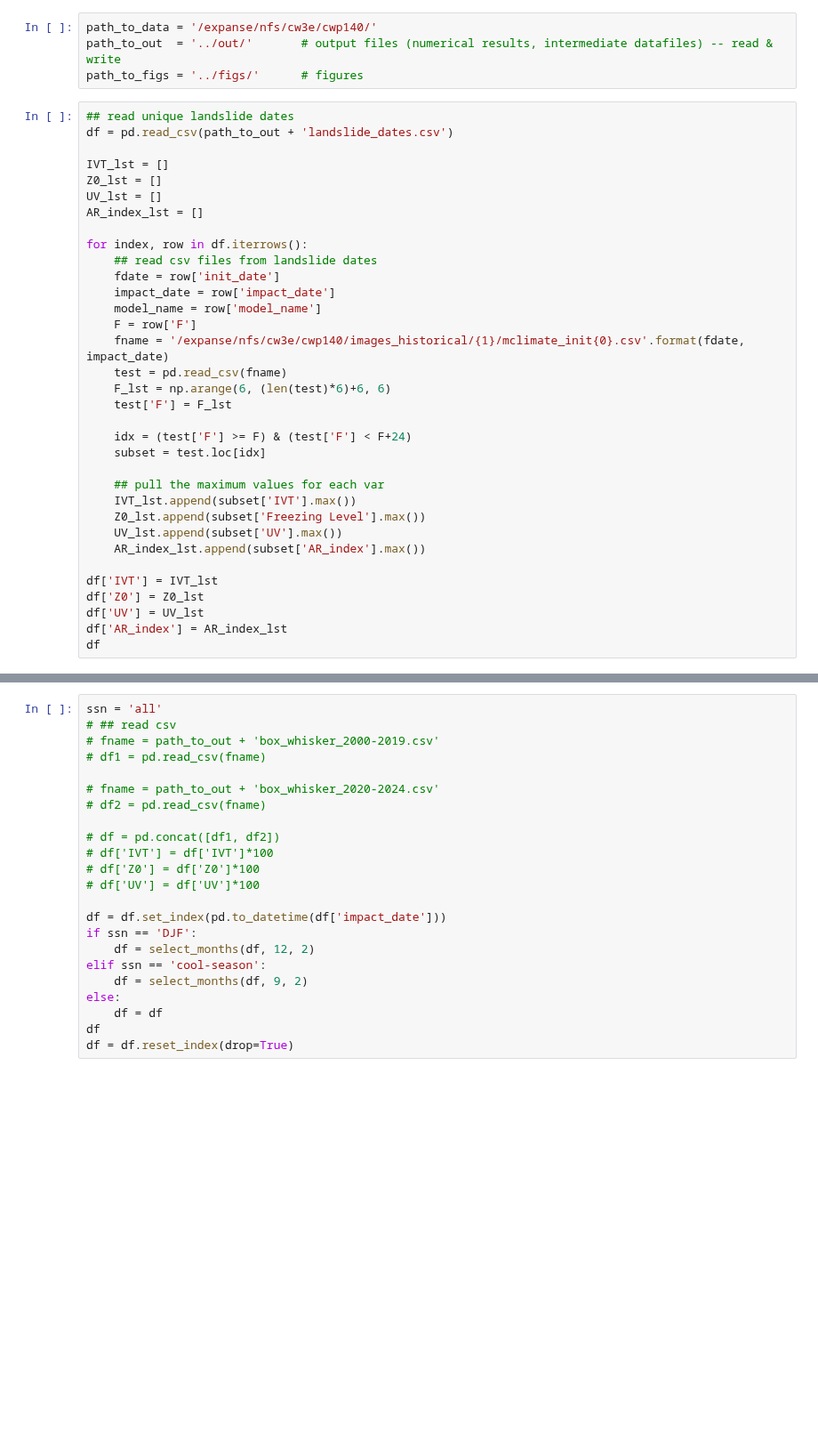
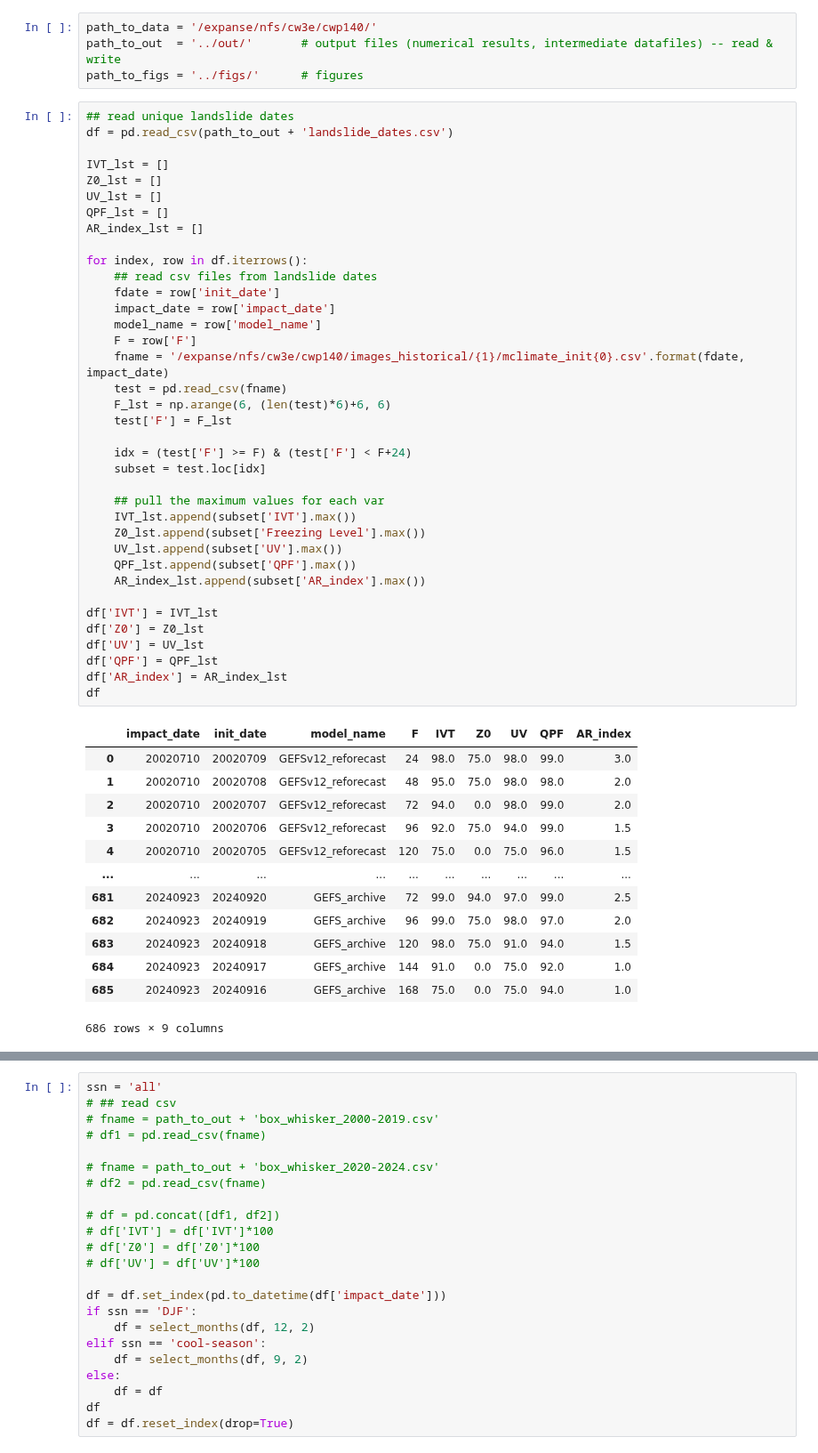
Before and after one commit to dlnash/SEAK_AR_impacts, a Jupyter notebook: analysis/box_whisker_landslide_dates.ipynb, the cells around one changed output, grey strips where cells are left out. Shown at 89% size. Cells and saved outputs as stored; diff of their text form; blank space fills up the shorter version.

```diff
--- a/analysis/box_whisker_landslide_dates.ipynb
+++ b/analysis/box_whisker_landslide_dates.ipynb
@@ -37,30 +37,47 @@ df = pd.read_csv(path_to_out + 'landslide_dates.csv')
 IVT_lst = []
 Z0_lst = []
 UV_lst = []
+QPF_lst = []
 AR_index_lst = []
 
 for index, row in df.iterrows():
     ## read csv files from landslide dates
     fdate = row['init_date']
     impact_date = row['impact_date']
     model_name = row['model_name']
     F = row['F']
     fname = '/expanse/nfs/cw3e/cwp140/images_historical/{1}/mclimate_init{0}.csv'.format(fdate, impact_date)
     test = pd.read_csv(fname)
     F_lst = np.arange(6, (len(test)*6)+6, 6)
     test['F'] = F_lst
 
     idx = (test['F'] >= F) & (test['F'] < F+24)
     subset = test.loc[idx]
 
     ## pull the maximum values for each var
     IVT_lst.append(subset['IVT'].max())
     Z0_lst.append(subset['Freezing Level'].max())
     UV_lst.append(subset['UV'].max())
+    QPF_lst.append(subset['QPF'].max())
     AR_index_lst.append(subset['AR_index'].max())
 
 df['IVT'] = IVT_lst
 df['Z0'] = Z0_lst
 df['UV'] = UV_lst
+df['QPF'] = QPF_lst
 df['AR_index'] = AR_index_lst
 df
+# %% [output]
+|  | impact_date | init_date | model_name | F | IVT | Z0 | UV | QPF | AR_index |
+| 0 | 20020710 | 20020709 | GEFSv12_reforecast | 24 | 98.0 | 75.0 | 98.0 | 99.0 | 3.0 |
+| 1 | 20020710 | 20020708 | GEFSv12_reforecast | 48 | 95.0 | 75.0 | 98.0 | 98.0 | 2.0 |
+| 2 | 20020710 | 20020707 | GEFSv12_reforecast | 72 | 94.0 | 0.0 | 98.0 | 99.0 | 2.0 |
+| 3 | 20020710 | 20020706 | GEFSv12_reforecast | 96 | 92.0 | 75.0 | 94.0 | 99.0 | 1.5 |
+| 4 | 20020710 | 20020705 | GEFSv12_reforecast | 120 | 75.0 | 0.0 | 75.0 | 96.0 | 1.5 |
+| ... | ... | ... | ... | ... | ... | ... | ... | ... | ... |
+| 681 | 20240923 | 20240920 | GEFS_archive | 72 | 99.0 | 94.0 | 97.0 | 99.0 | 2.5 |
+| 682 | 20240923 | 20240919 | GEFS_archive | 96 | 99.0 | 75.0 | 98.0 | 97.0 | 2.0 |
+| 683 | 20240923 | 20240918 | GEFS_archive | 120 | 98.0 | 75.0 | 91.0 | 94.0 | 1.5 |
+| 684 | 20240923 | 20240917 | GEFS_archive | 144 | 91.0 | 0.0 | 75.0 | 92.0 | 1.0 |
+| 685 | 20240923 | 20240916 | GEFS_archive | 168 | 75.0 | 0.0 | 75.0 | 94.0 | 1.0 |
+686 rows × 9 columns
```
Also changed, not shown: parts of 5 cells of this notebook, 33 other files.
